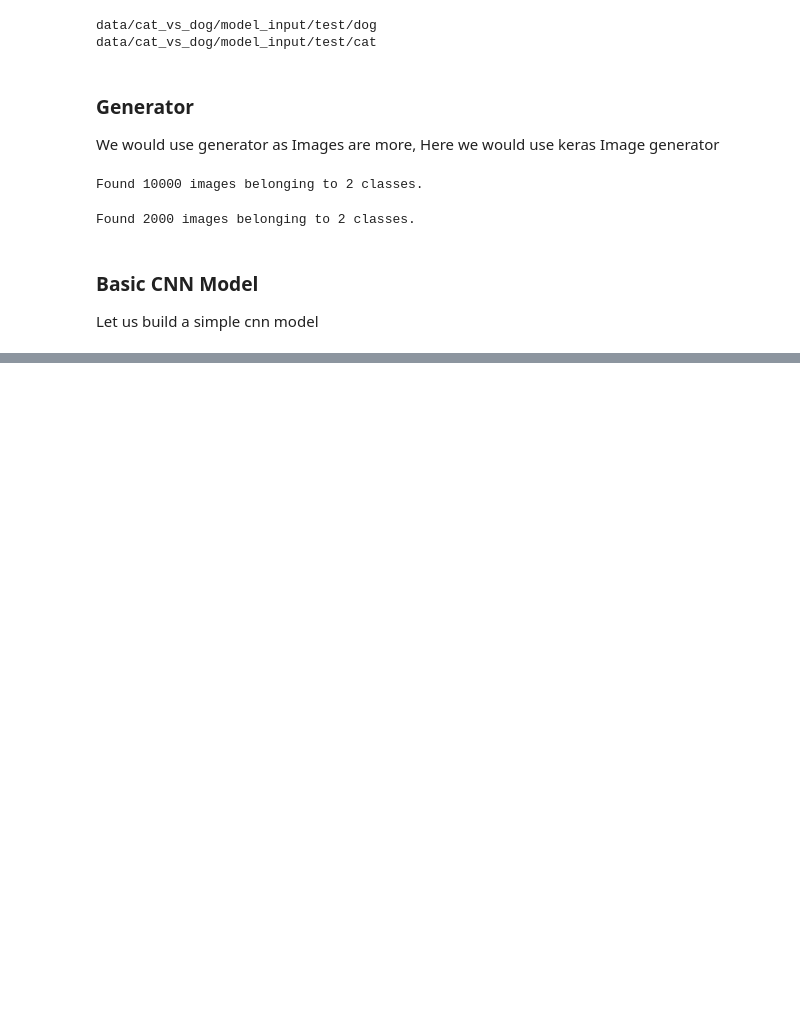
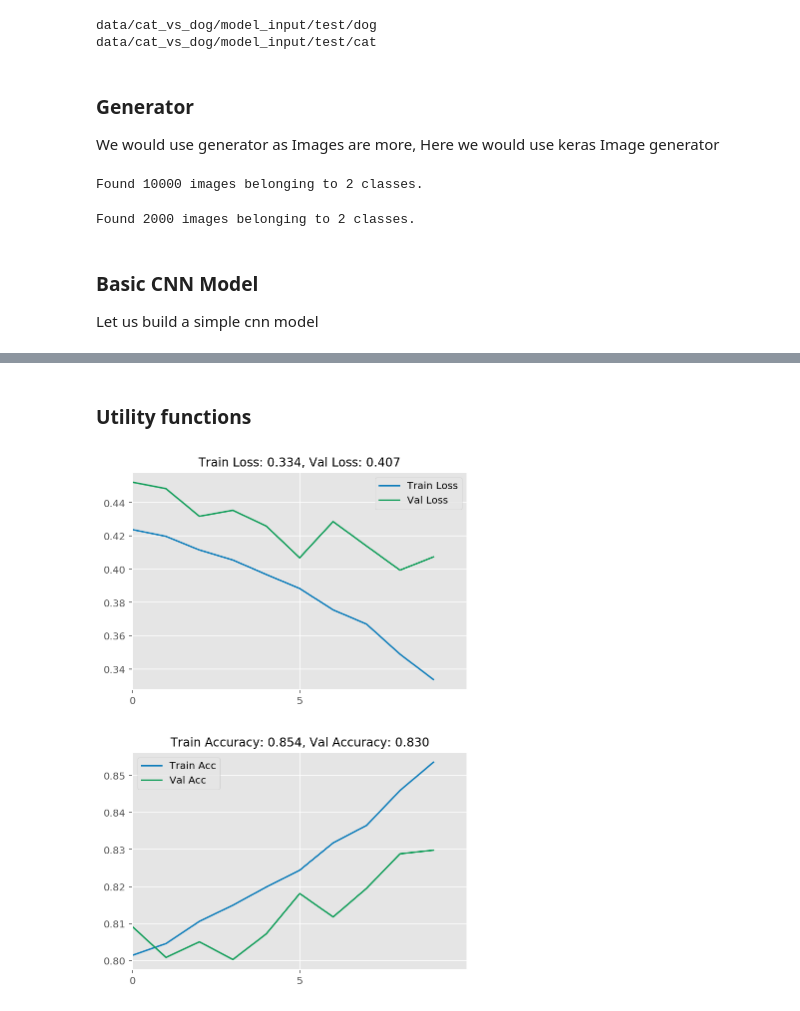
Before and after one commit to sougatabh/image_analytics, a Jupyter notebook: cat_vs_dog.ipynb, the cells around one changed output, grey strips where cells are left out. Saved outputs shown, nothing was run; the diff lists cells and outputs as text; code cells hidden in the pictures; blank space fills up the shorter version.

Commit message:
Added Chart to validate

```diff
--- a/cat_vs_dog.ipynb
+++ b/cat_vs_dog.ipynb
@@ -88,34 +87,34 @@ train_images = train_generator.flow_from_directory(train_dir,batch_size=BATCH_SI
 # %% [output]
 Found 10000 images belonging to 2 classes.
 # %%
-test_images = test_generator.flow_from_directory(test_dir,batch_size=BATCH_SIZE,target_size=(IMAGE_WIDTH,IMAGE_HEIGHT))
+validation_images = test_generator.flow_from_directory(test_dir,batch_size=BATCH_SIZE,target_size=(IMAGE_WIDTH,IMAGE_HEIGHT),class_mode='binary')
 # %% [output]
 Found 2000 images belonging to 2 classes.
 # %% [markdown]
 ### Basic CNN Model
 Let us build a simple cnn model
 # %%
-def build_cnn_model(input_shape,no_classes):
+def build_cnn_model(input_shape):
     model = Sequential()
-    model.add(Conv2D(filters=64,kernel_size=(3,3), activation = 'relu', input_shape = input_shape))
-    model.add(MaxPooling2D(pool_size = (2,2)))
-    # Add another:
-    model.add(Conv2D(filters=128,kernel_size=(3,3), activation = 'relu'))
-    model.add(MaxPooling2D(pool_size = (2,2)))
-    model.add(Dropout(rate=0.3))
+    model.add(Conv2D(32, (3, 3), activation='relu', padding='same', name='conv_1',
+                 input_shape=(150, 150, 3)))
+    model.add(MaxPooling2D((2, 2), name='maxpool_1'))
+    model.add(Conv2D(64, (3, 3), activation='relu', padding='same', name='conv_2'))
+    model.add(MaxPooling2D((2, 2), name='maxpool_2'))
+    model.add(Conv2D(128, (3, 3), activation='relu', padding='same', name='conv_3'))
+    model.add(MaxPooling2D((2, 2), name='maxpool_3'))
+    model.add(Conv2D(128, (3, 3), activation='relu', padding='same', name='conv_4'))
+    model.add(MaxPooling2D((2, 2), name='maxpool_4'))
     model.add(Flatten())
-    ##Add abother
-    model.add(Dense(units=1024, activation='relu'))
-    model.add(Dropout(rate=0.3))
-    # Add a sigmoid layer
-    model.add(Dense(no_classes, activation='sigmoid'))
+    model.add(Dropout(0.5))
+    model.add(Dense(512, activation='relu', name='dense_1'))
+    model.add(Dense(256, activation='relu', name='dense_2'))
+    model.add(Dense(1, activation='sigmoid', name='output'))
 
-    model.compile(optimizer="adam",
-              loss='binary_crossentropy',
-              metrics=['accuracy'])
+    model.compile(optimizer='adam', loss='binary_crossentropy', metrics=['accuracy'])
     return model
 # %%
-cnn_model = build_cnn_model(INPUT_SHAPE,NO_CLASSES)
+cnn_model = build_cnn_model(INPUT_SHAPE)
 # %%
 cnn_model.summary()
 # %% [output]
@@ -139,6 +138,6 @@ _________________________________________________________________
 # %%
 ##Let us train the CNN Model
 # %%
-cnn_model.fit_generator(train_images,steps_per_epoch=EPOCH_STEPS,epochs=EPOCH,validation_data=test_images,validation_steps=TEST_STEP)
+history = cnn_model.fit_generator(train_images,steps_per_epoch=EPOCH_STEPS,epochs=EPOCH,validation_data=validation_images,validation_steps=TEST_STEP)
 # %% [output]
 Epoch 1/10
@@ -164,0 +163,2 @@ Epoch 10/10
+# %% [markdown]
+### Utility functions
@@ -164,0 +249,6 @@ Epoch 10/10
+# %%
+history = load_history('cat_vs_dog_history.bin')
+plot_compare(history)
+# %% [output]
+[figure, added]
+[figure, added]
```
Also changed, not shown: parts of 7 cells of this notebook.
